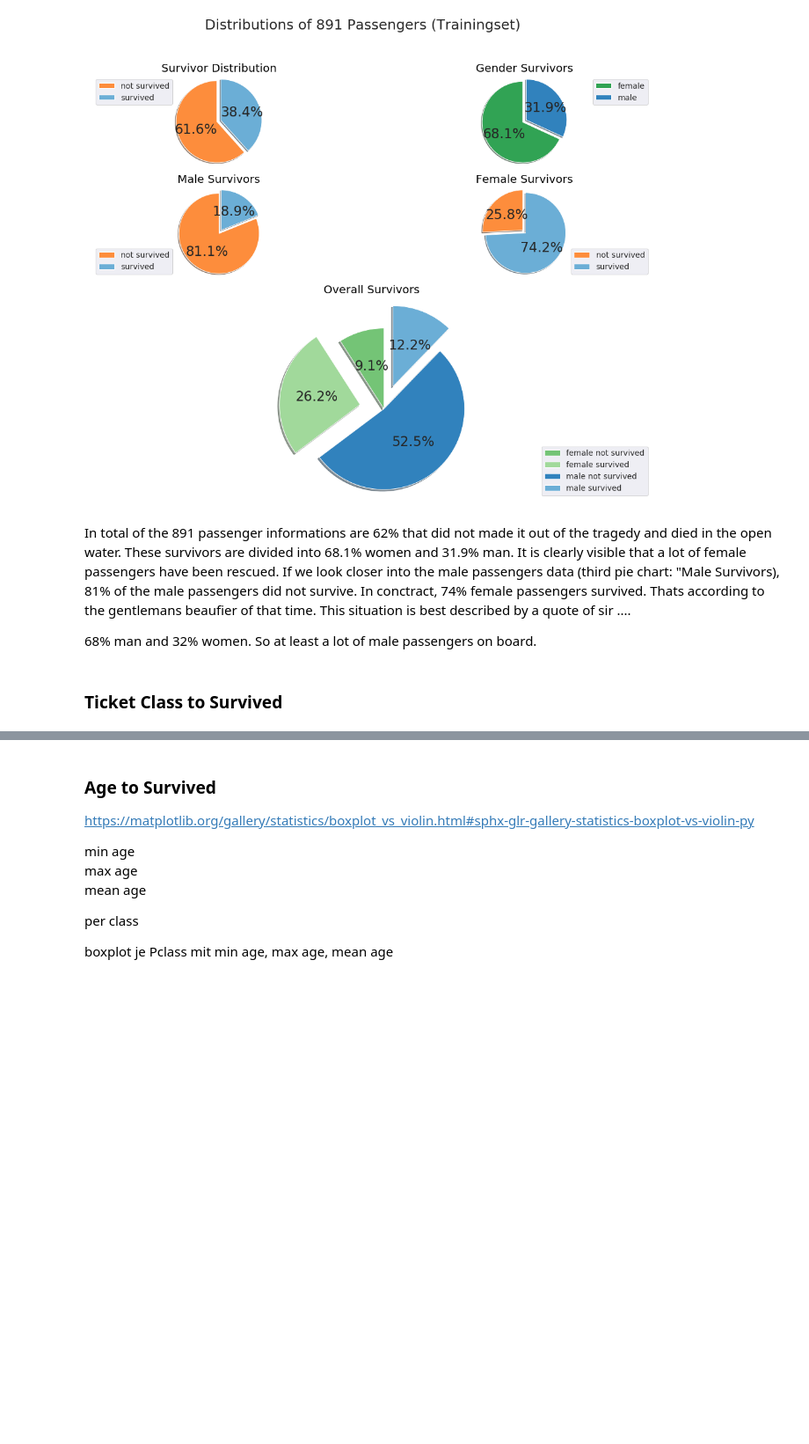
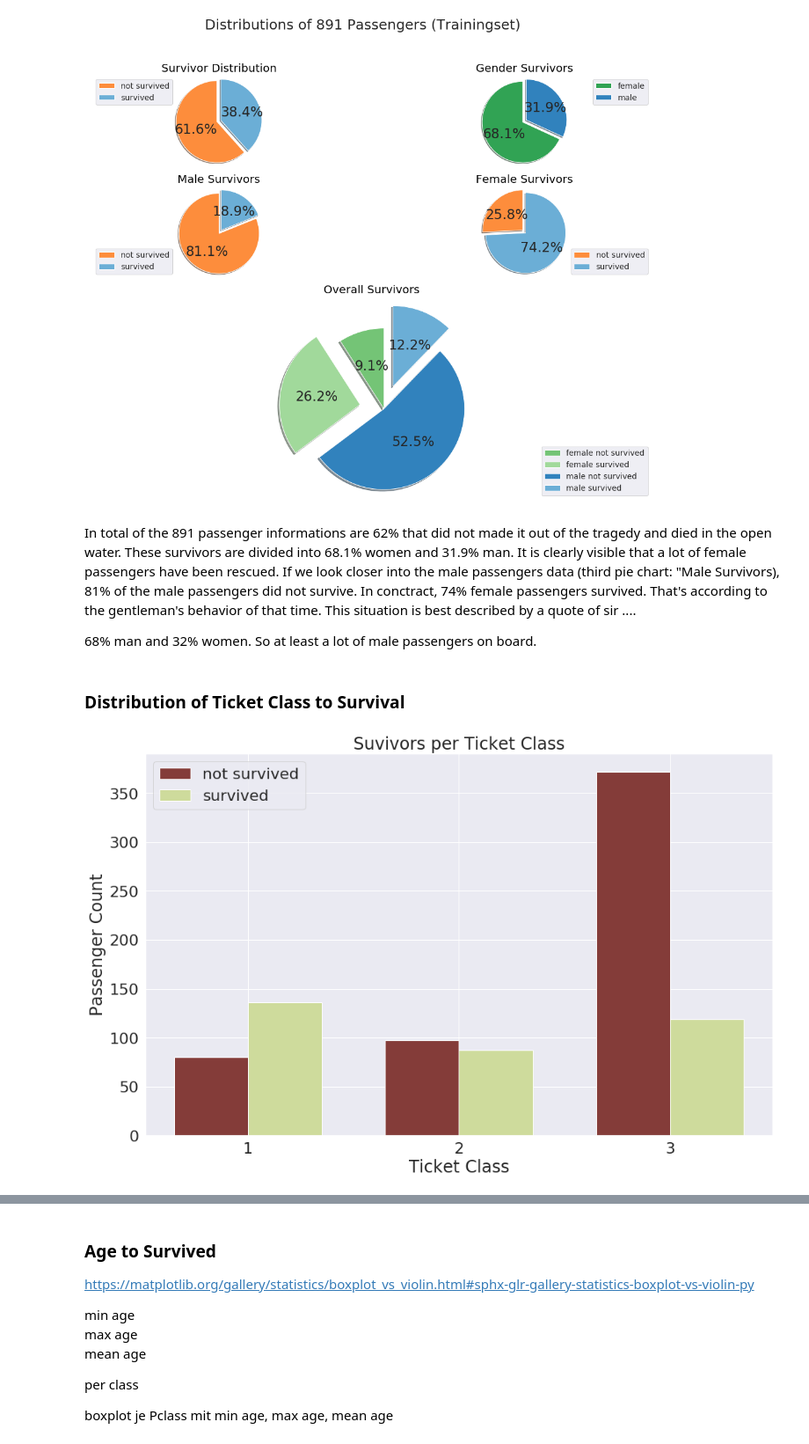
Before and after one commit to IIIskiplikIII/my-titanic-try, a Jupyter notebook: my-titanic-try.ipynb, the cells around one changed output, grey strips where cells are left out. Shown at 88% size. Cells and saved outputs as stored; diff of their text form; code cells hidden in the pictures; blank space fills up the shorter version.

```diff
--- a/my-titanic-try.ipynb
+++ b/my-titanic-try.ipynb
@@ -516,10 +484,52 @@ plt.show()
 # %% [output]
 [figure]
 # %% [markdown]
-In total of the 891 passenger informations are 62% that did not made it out of the tragedy and died in the open water.  These survivors are divided into 68.1% women and 31.9% man. It is clearly visible that a lot of female passengers have been rescued. If we look closer into the male passengers data (third pie chart: "Male Survivors), 81% of the male passengers did not survive. In conctract, 74% female passengers survived. Thats according to the gentlemans beaufier of that time. This situation is best described by a quote of sir ....
+In total of the 891 passenger informations are 62% that did not made it out of the tragedy and died in the open water.  These survivors are divided into 68.1% women and 31.9% man. It is clearly visible that a lot of female passengers have been rescued. If we look closer into the male passengers data (third pie chart: "Male Survivors), 81% of the male passengers did not survive. In conctract, 74% female passengers survived. That's according to the gentleman's behavior of that time. This situation is best described by a quote of sir ....
 
 
 68% man and 32% women. So at least a lot of male passengers on board.
 # %% [markdown]
 
-### Ticket Class to Survived
+### Distribution of  Ticket Class to Survival
+# %%
+# Grouped by Survived and Pclass
+gp_survpclass = df_survivalinfo.groupby(['Survived','Pclass'])['Name'].count()
+
+gridsize = (1,2)
+fig1 = plt.figure(figsize=(16,10))
+ax1 = plt.subplot2grid(gridsize, (0,0), colspan=2, rowspan=1)
+
+# Bar chart design
+bar_width = 0.35
+cmap = plt.get_cmap('tab20b')
+
+survbarcol = cmap(np.array([7]))
+nsurvbarcol = cmap(np.array([12]))
+
+barindex = gp_survpclass[0].index   # Group by index of bar plot data
+xtickslables = [barindex[y] for y in range(len(gp_survpclass[0].index))]
+
+
+
+ax1.bar(barindex
+        ,gp_survpclass[0].values
+        ,bar_width
+        ,color=nsurvbarcol
+        )
+
+ax1.bar(barindex + bar_width
+        ,gp_survpclass[1].values
+        ,bar_width
+        ,color=survbarcol)
+
+ax1.set_xlabel('Ticket Class')
+ax1.set_ylabel('Passenger Count')
+ax1.set_title('Suvivors per Ticket Class')
+ax1.set_xticks(barindex + bar_width / 2)
+ax1.set_xticklabels(xtickslables)
+ax1.legend(labels=('not survived','survived'))
+
+fig.tight_layout()
+plt.show()
+# %% [output]
+[figure, added]
```
Also changed, not shown: parts of 19 cells of this notebook.
